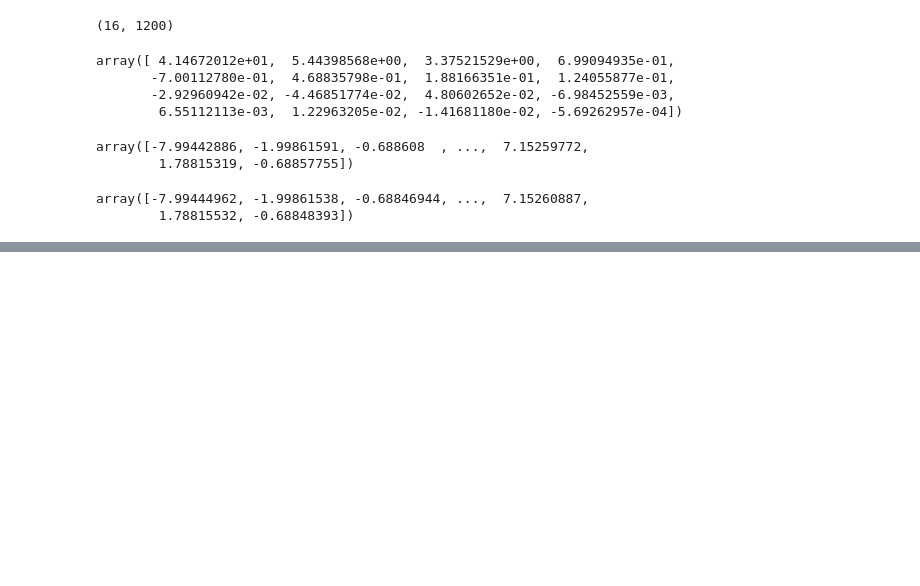
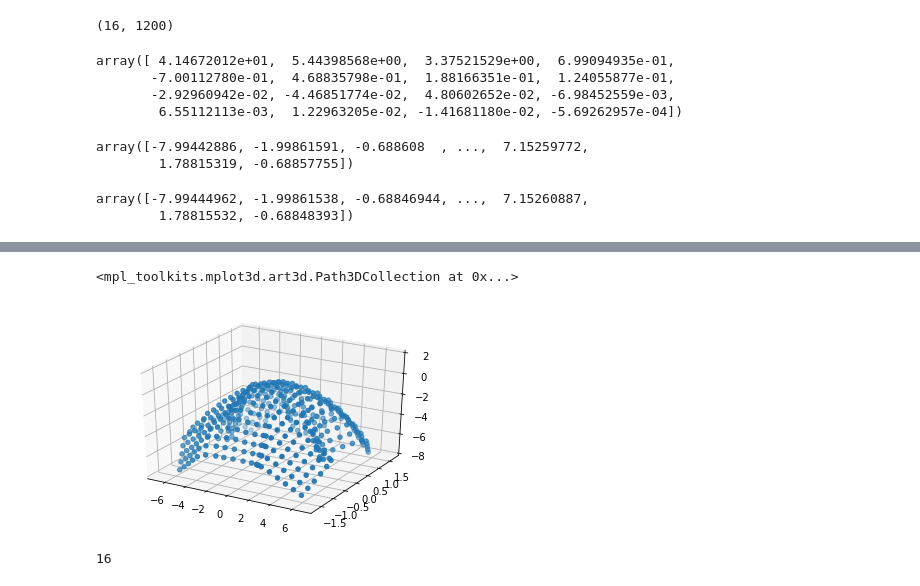
Before and after one commit to AnirudhSA/Cloth-Simulation, a Jupyter notebook: ML_project.ipynb, the cells around one changed output, grey strips where cells are left out. Drawn from its saved outputs; the diff is of its cells as text; code cells hidden in the pictures; blank space fills up the shorter version.

```diff
--- a/ML_project.ipynb
+++ b/ML_project.ipynb
@@ -97,0 +112,2 @@ array([-7.99444962, -1.99861538, -0.68846944, ...,  7.15260887,
+# %%
+regressor = LinearRegression().fit(x1,y1)
@@ -97,0 +118,6 @@ array([-7.99444962, -1.99861538, -0.68846944, ...,  7.15260887,
+# %%
+z_pred = regressor.predict(x1)
+# %%
+z_new = []
+for i in range(18):
+  z_new.append([z_pred[i],0,0,0,0,0,0,0,0,0,0,0,0,0,0,0])
@@ -97,0 +145,19 @@ array([-7.99444962, -1.99861538, -0.68846944, ...,  7.15260887,
+# %%
+z_new = pca.inverse_transform(z_new)
+# %%
+i=15
+z_x = [z_new[i][j] for j in range(0,1200,3)]
+z_y = [z_new[i][j] for j in range(1,1200,3)]
+z_z =  [z_new[i][j] for j in range(2,1200,3)]
+fig = plt.figure()
+#ax = fig.add_subplot(1, 1, 1, axisbg="1.0")
+ax = fig.gca(projection='3d')
+ax.set_zlim3d(-8,2)
+ax.scatter(z_x,z_y,z_z)
+# %% [output]
+<mpl_toolkits.mplot3d.art3d.Path3DCollection at 0x...>
+[figure, added]
+# %%
+len(z_new[0])
+# %% [output]
+16
```
Also changed, not shown: parts of 7 cells of this notebook.
